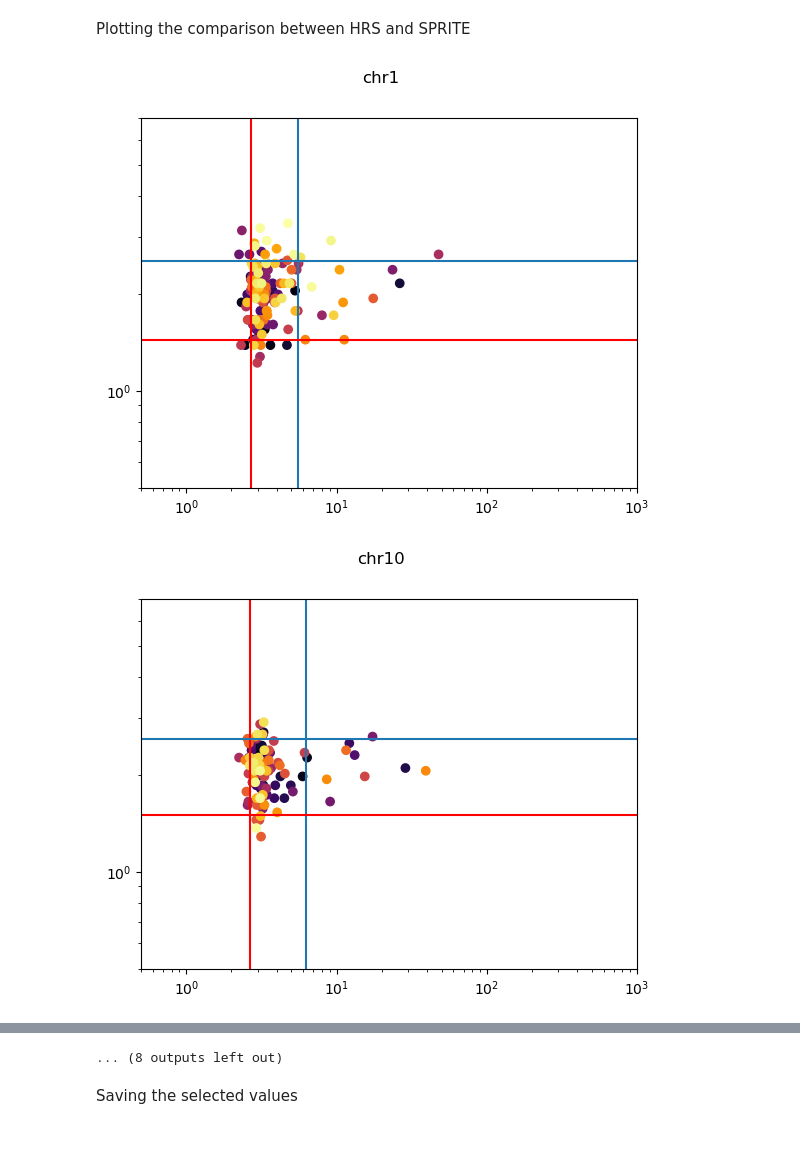
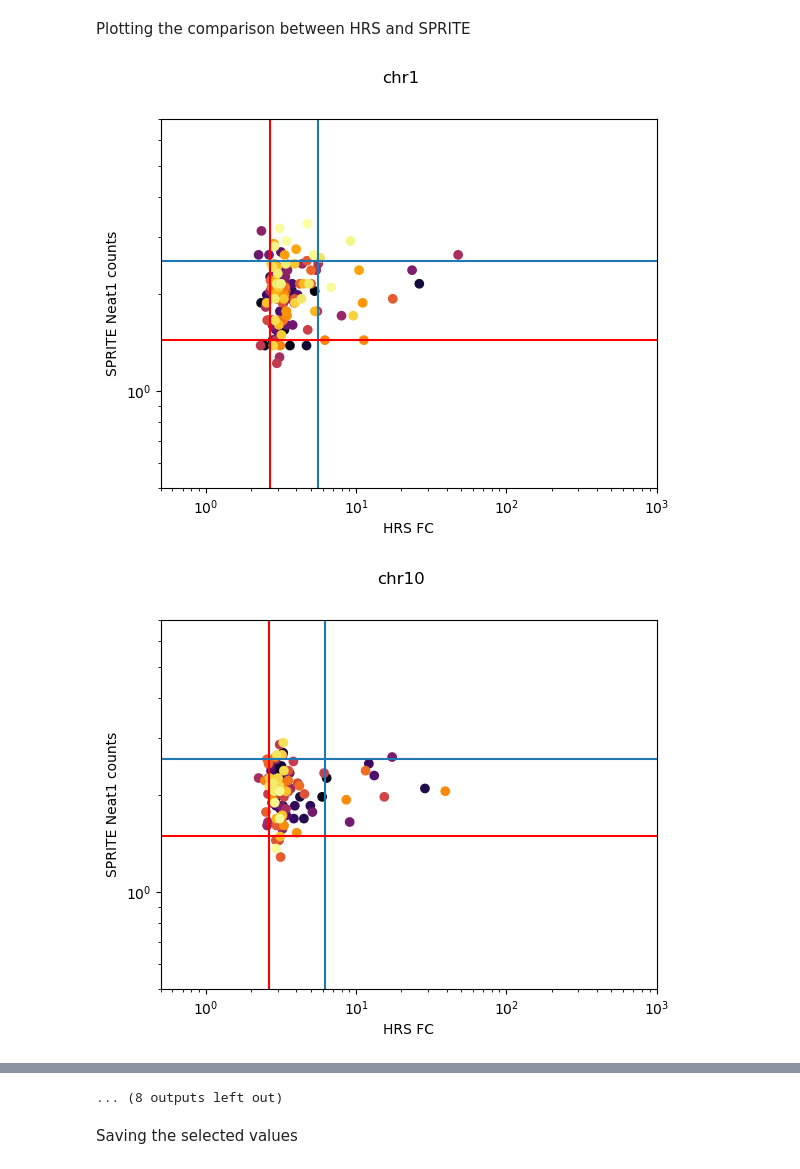
Before and after one commit to Nathan-Lecouvreur/TFL, a Jupyter notebook: python/SPRITE/SPRITE_analysis.ipynb, the cells around one changed output, grey strips where cells are left out. Saved outputs shown, nothing was run; the diff lists cells and outputs as text; code cells hidden in the pictures; blank space fills up the shorter version.

```diff
--- a/python/SPRITE/SPRITE_analysis.ipynb
+++ b/python/SPRITE/SPRITE_analysis.ipynb
@@ -321,32 +321,37 @@ for title, group in df_comp.groupby("chromosome"):
     plt.yscale("log")
 
     plt.axvline(x = group["counts_HRS"].quantile(q = 0.9))
     plt.axvline(x = group["counts_HRS"].quantile(q = 0.1), color = "red")
     plt.axhline(y = group["counts_normalised"].quantile(q = 0.9))
     plt.axhline(y = group["counts_normalised"].quantile(q = 0.1), color = "red")
 
     plt.ylim(0.5, 7),
     plt.xlim(0.5, 1000)
     plt.xscale("log")
+    plt.xlabel("HRS FC")
+    plt.ylabel(f"SPRITE {rna} counts")
+    plt.savefig(fname = f"Z:/Nathan/Code/TFL/data/output/SPRITE_vs_HRS/{title}_{rna}.svg",
+                format = "svg")
     plt.show()
+
 
     hrs_sprite_rows = group[(group["counts_HRS"] >= group["counts_HRS"].quantile(q = 0.9))
                             & (group["counts_normalised"] >= group["counts_normalised"].quantile(q = 0.9))]
 
     chrom_group = {
         "chrom"         : np.full(len(hrs_sprite_rows),
                                   title),
         "counts_SPRITE" : hrs_sprite_rows["counts_normalised"],
         "FC_HRS"        : hrs_sprite_rows["counts_HRS"],
         "bins"          : hrs_sprite_rows["bins"]
     }
 
     df_chrom_group = pd.DataFrame(chrom_group)
 
     df_quantile_selected = pd.concat([df_quantile_selected,
                                       df_chrom_group],
                                       axis = 0,
                                       ignore_index = True)
 # %% [output]
-[figure, old version]
+[figure, new version]
-[figure, old version]
+[figure, new version]
```
Also changed, not shown: parts of 3 cells of this notebook, 4 other files.
